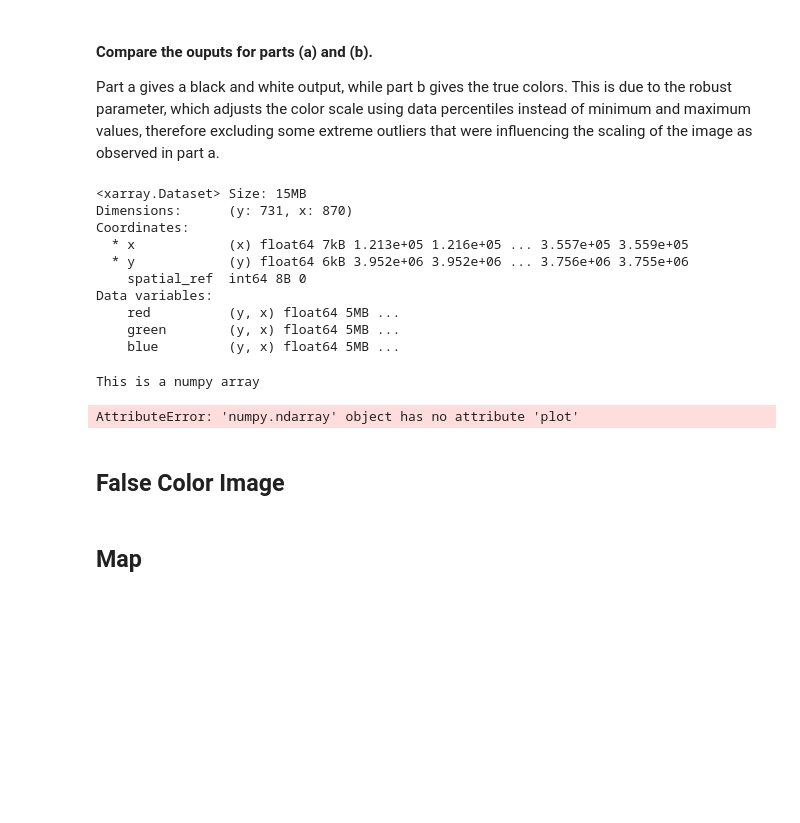
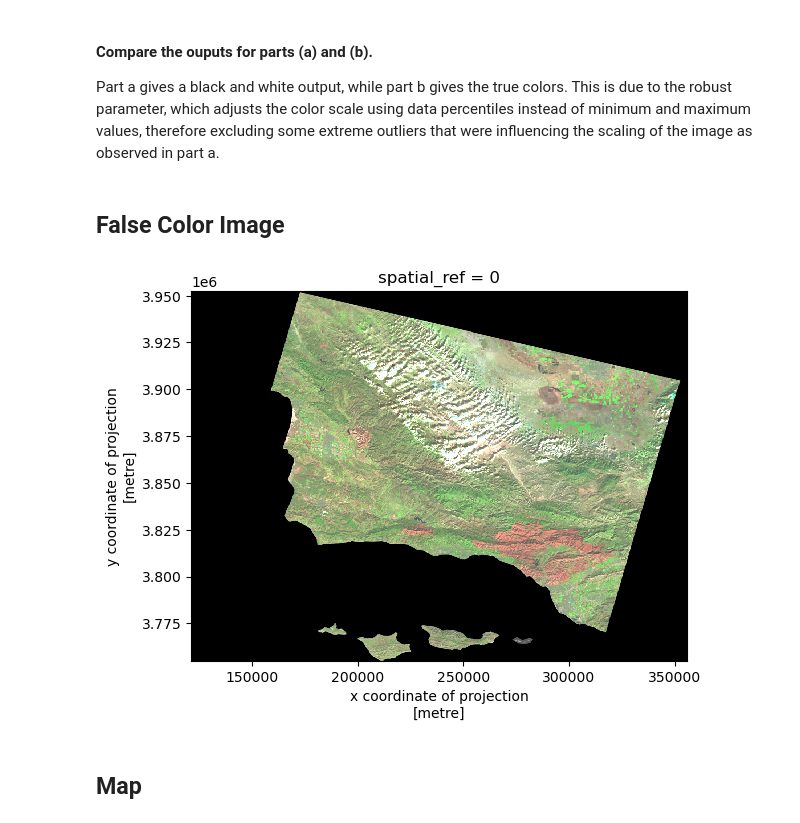
Before and after one commit to evajnewby/2017-thomas-fire-analysis, a Jupyter notebook: hwk4-task2-false-color-Newby.ipynb, the cells around one changed output. Saved outputs shown, nothing was run; the diff lists cells and outputs as text; code cells hidden in the pictures; blank space fills up the shorter version.

Commit message:
Create false color imagery, Update purpose and references

```diff
--- a/hwk4-task2-false-color-Newby.ipynb
+++ b/hwk4-task2-false-color-Newby.ipynb
@@ -95,41 +107,10 @@ xr.Dataset(landsat[['red','green','blue']]).to_array().plot.imshow(robust=True)
 # %% [markdown]
 #### Compare the ouputs for parts (a) and (b).
 Part a gives a black and white output, while part b gives the true colors. This is due to the robust parameter, which adjusts the color scale using data percentiles instead of minimum and maximum values, therefore excluding some extreme outliers that were influencing the scaling of the image as observed in part a.
-# %%
-# Without creating any new variables, select the red, green, and blue variables (in that order) of the xarray.Dataset holding the Landsat data
-landsat = landsat[['red', 'green', 'blue']]
-
-# Confirm selection
-landsat
-# %% [output]
-<xarray.Dataset> Size: 15MB
-Dimensions:      (y: 731, x: 870)
-Coordinates:
-  * x            (x) float64 7kB 1.213e+05 1.216e+05 ... 3.557e+05 3.559e+05
-  * y            (y) float64 6kB 3.952e+06 3.952e+06 ... 3.756e+06 3.755e+06
-    spatial_ref  int64 8B 0
-Data variables:
-    red          (y, x) float64 5MB ...
-    green        (y, x) float64 5MB ...
-    blue         (y, x) float64 5MB ...
-# %%
-# Convert it to a `numpy.array` using the `to_array()` method and `.values`
-landsat = landsat.to_array().values
-# %%
-# Confirm type
-if isinstance(landsat, np.ndarray):
-     print("This is a numpy array")
-else:
-    print("NOT a numpy array.")
-# %% [output]
-This is a numpy array
-# %%
-# Use `.plot.imshow()` to create an RGB image with the data
-landsat.plot.imshow()
-# Says I shouldn't convert to an nparray
-# %% [output]
-AttributeError: 'numpy.ndarray' object has no attribute 'plot'
 # %% [markdown]
 ## False Color Image
 # %%
-# Create a false color image by plotting the short-wave infrared (swir22)...
+# Create a false color image by plotting the short-wave infrared (swir22), near wave infrared, and red variables
+landsat_false = xr.Dataset(landsat[['swir22','nir08','red']]).to_array().plot.imshow(robust = True)
+# %% [output]
+[figure, added]
```
Also changed, not shown: parts of 5 cells of this notebook, 1 other file.
